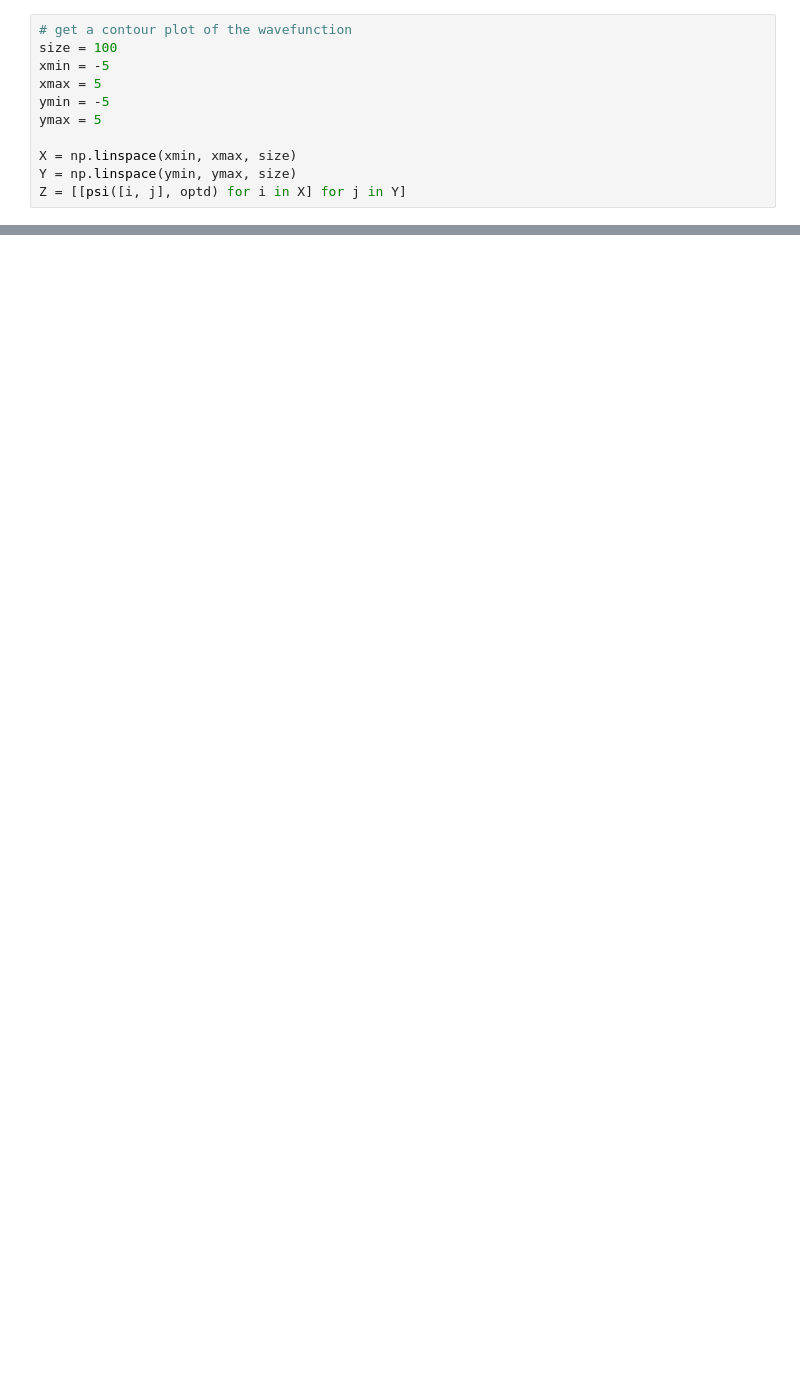
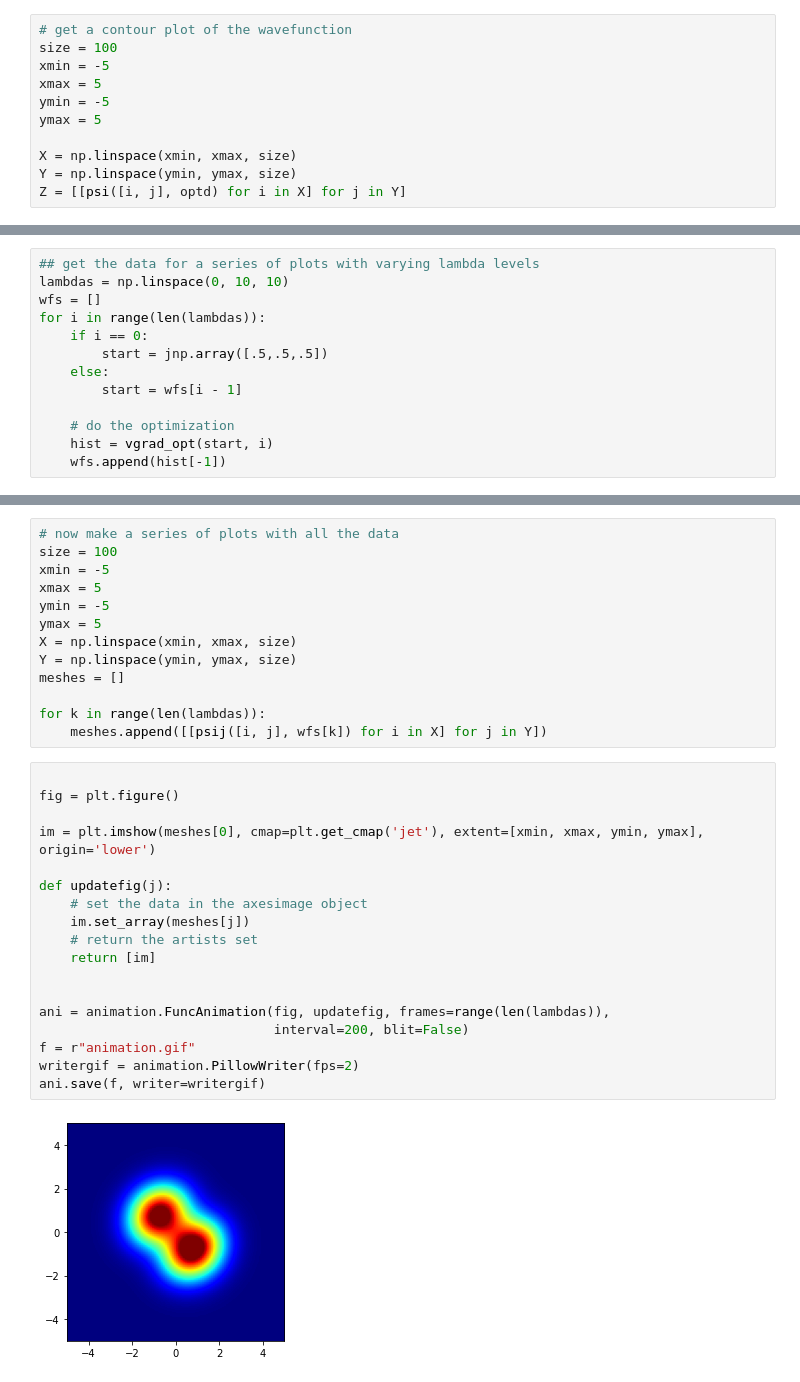
Before and after one commit to hershkumar/summer2022, a Jupyter notebook: many_particle_vmc.ipynb, the cells around one changed output, grey strips where cells are left out. Drawn from its saved outputs; the diff is of its cells as text; blank space fills up the shorter version.

Commit message:
vectorize many particle simulation, plot animation

```diff
--- a/many_particle_vmc.ipynb
+++ b/many_particle_vmc.ipynb
@@ -194,0 +240,13 @@ NameError: name 'plt' is not defined
+# %%
+## get the data for a series of plots with varying lambda levels
+lambdas = np.linspace(0, 10, 10)
+wfs = []
+for i in range(len(lambdas)):
+    if i == 0:
+        start = jnp.array([.5,.5,.5])
+    else:
+        start = wfs[i - 1]
+
+    # do the optimization
+    hist = vgrad_opt(start, i)
+    wfs.append(hist[-1])
@@ -194,0 +271,33 @@ NameError: name 'plt' is not defined
+# %%
+# now make a series of plots with all the data
+size = 100
+xmin = -5
+xmax = 5
+ymin = -5
+ymax = 5
+X = np.linspace(xmin, xmax, size)
+Y = np.linspace(ymin, ymax, size)
+meshes = []
+
+for k in range(len(lambdas)):
+    meshes.append([[psij([i, j], wfs[k]) for i in X] for j in Y])
+# %%
+
+fig = plt.figure()
+
+im = plt.imshow(meshes[0], cmap=plt.get_cmap('jet'), extent=[xmin, xmax, ymin, ymax], origin='lower')
+
+def updatefig(j):
+    # set the data in the axesimage object
+    im.set_array(meshes[j])
+    # return the artists set
+    return [im]
+
+
+ani = animation.FuncAnimation(fig, updatefig, frames=range(len(lambdas)),
+                              interval=200, blit=False)
+f = r"animation.gif"
+writergif = animation.PillowWriter(fps=2)
+ani.save(f, writer=writergif)
+# %% [output]
+[figure, added]
```
Also changed, not shown: parts of 10 cells of this notebook, 4 other files.
